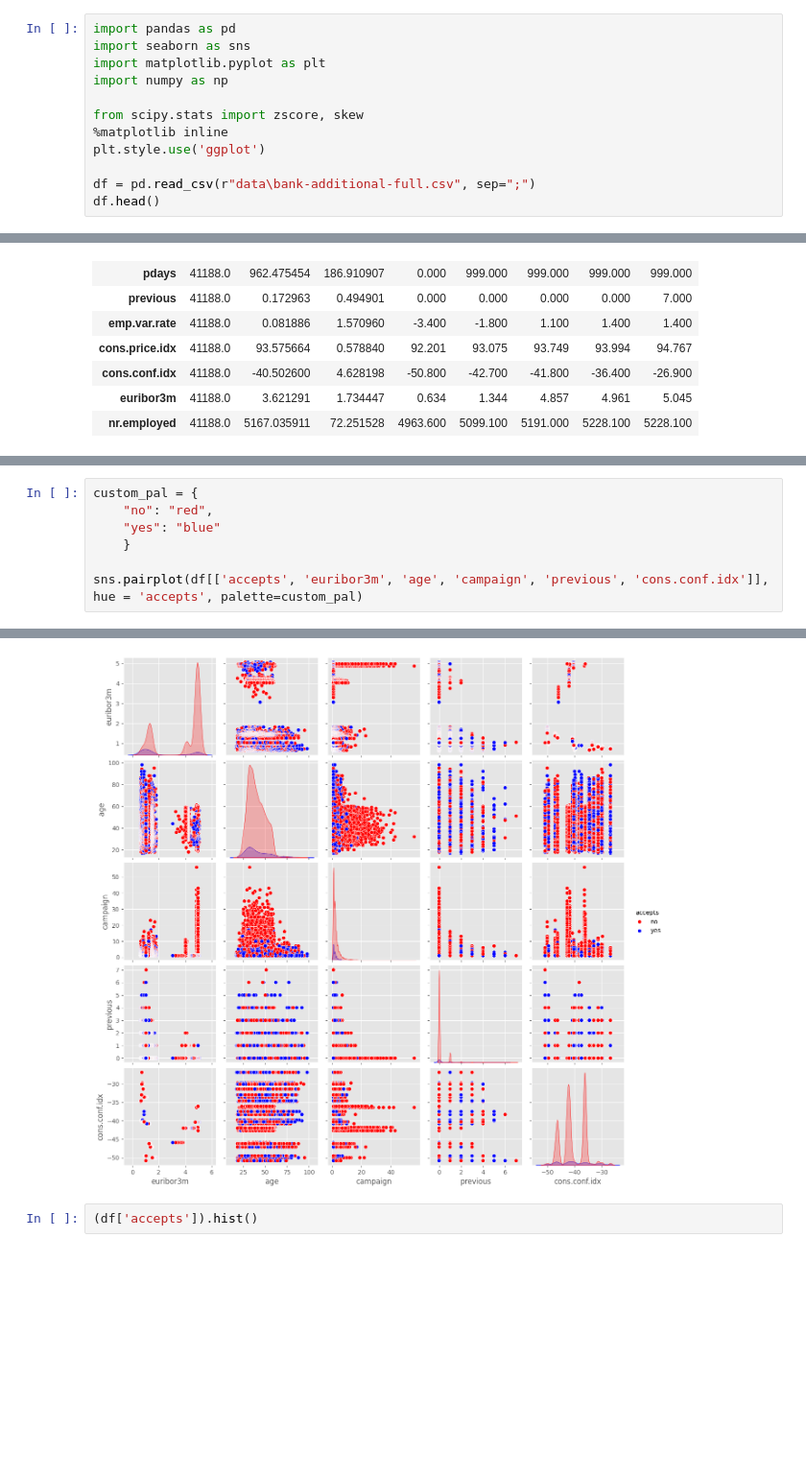
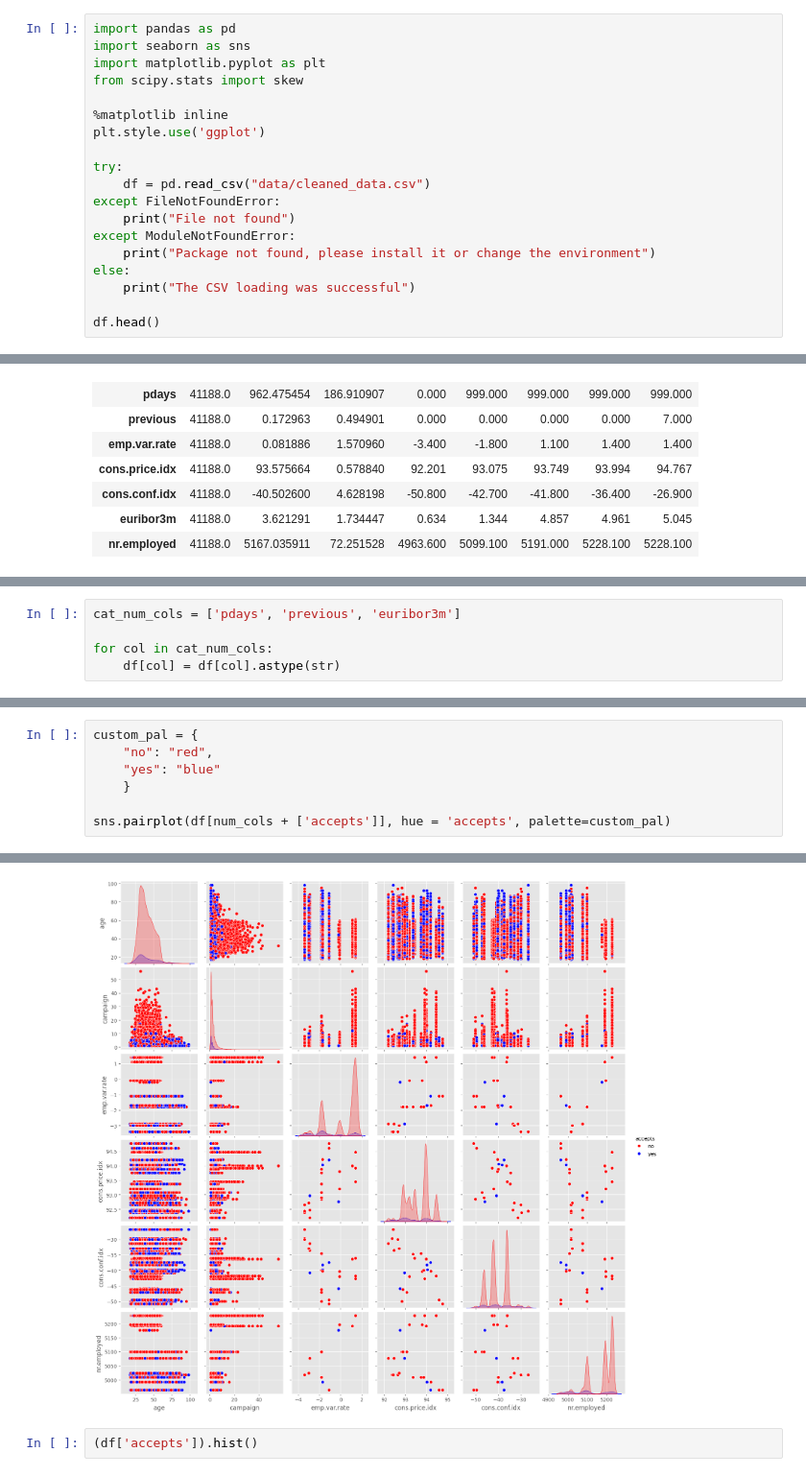
Before and after one commit to sergioiglesias1/bank-campaign-predictor, a Jupyter notebook: EDA.ipynb, the cells around one changed output, grey strips where cells are left out. Shown at 96% size. Drawn from its saved outputs; the diff is of its cells as text; blank space fills up the shorter version.

```diff
--- a/EDA.ipynb
+++ b/EDA.ipynb
@@ -2,13 +2,20 @@
 import pandas as pd
 import seaborn as sns
 import matplotlib.pyplot as plt
-import numpy as np
+from scipy.stats import skew
 
-from scipy.stats import zscore, skew
 %matplotlib inline
 plt.style.use('ggplot')
 
-df = pd.read_csv(r"data\bank-additional-full.csv", sep=";")
+try:
+    df = pd.read_csv("data/cleaned_data.csv")
+except FileNotFoundError:
+    print("File not found")
+except ModuleNotFoundError:
+    print("Package not found, please install it or change the environment")
+else:
+    print("The CSV loading was successful")
+
 df.head()
 # %% [output]
 |  | age | job | marital | education | default | housing | loan | contact | month | day_of_week | ... |
@@ -61,3 +63,8 @@ Even though pdays, previous and euribor3m are integers, we can consider them as
+# %%
+cat_num_cols = ['pdays', 'previous', 'euribor3m']
+
+for col in cat_num_cols:
+    df[col] = df[col].astype(str)
 # %%
 print(df
     .isnull()
@@ -86,13 +99,13 @@ Needs to be <0.15% max to be acceptable, in this case this is a prepared dataset
 # %%
 custom_pal = {
     "no": "red",
     "yes": "blue"
     }
 
-sns.pairplot(df[['accepts', 'euribor3m', 'age', 'campaign', 'previous', 'cons.conf.idx']], hue = 'accepts', palette=custom_pal)
+sns.pairplot(df[num_cols + ['accepts']], hue = 'accepts', palette=custom_pal)
 # %% [output]
 <seaborn.axisgrid.PairGrid at 0x...>
-[figure, old version]
+[figure, new version]
 # %%
 (df['accepts']).hist()
 # %% [output]
```
Also changed, not shown: parts of 3 cells of this notebook, 11 other files.
